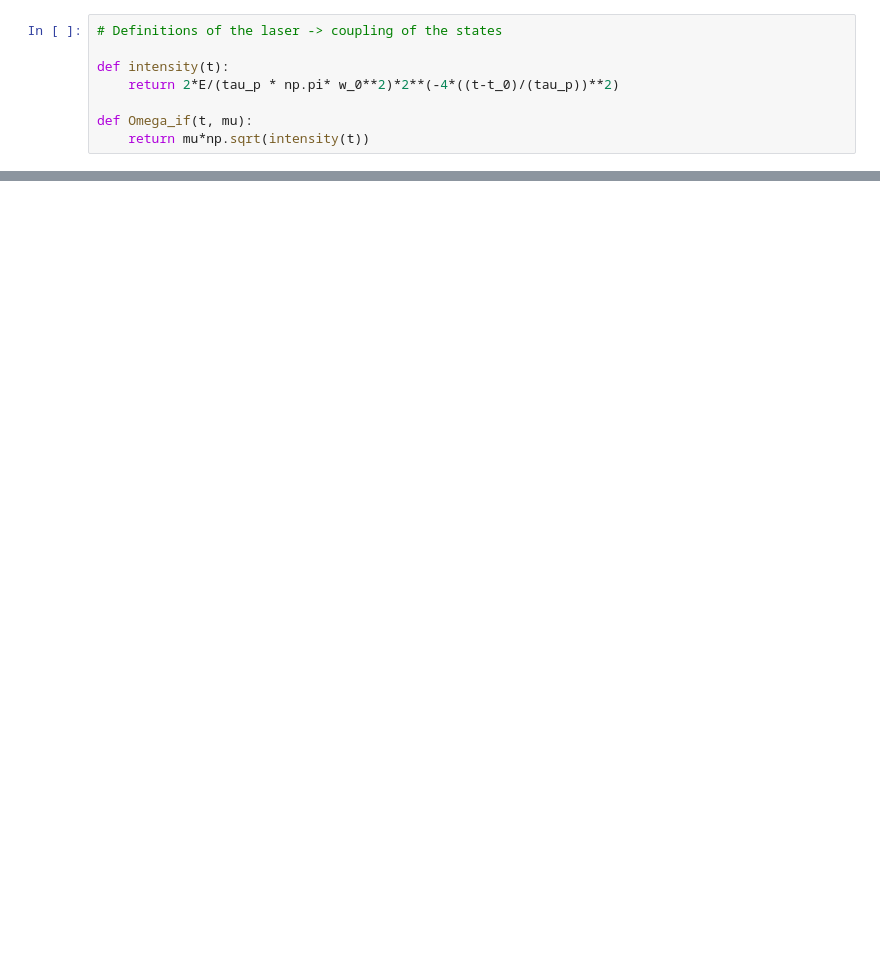
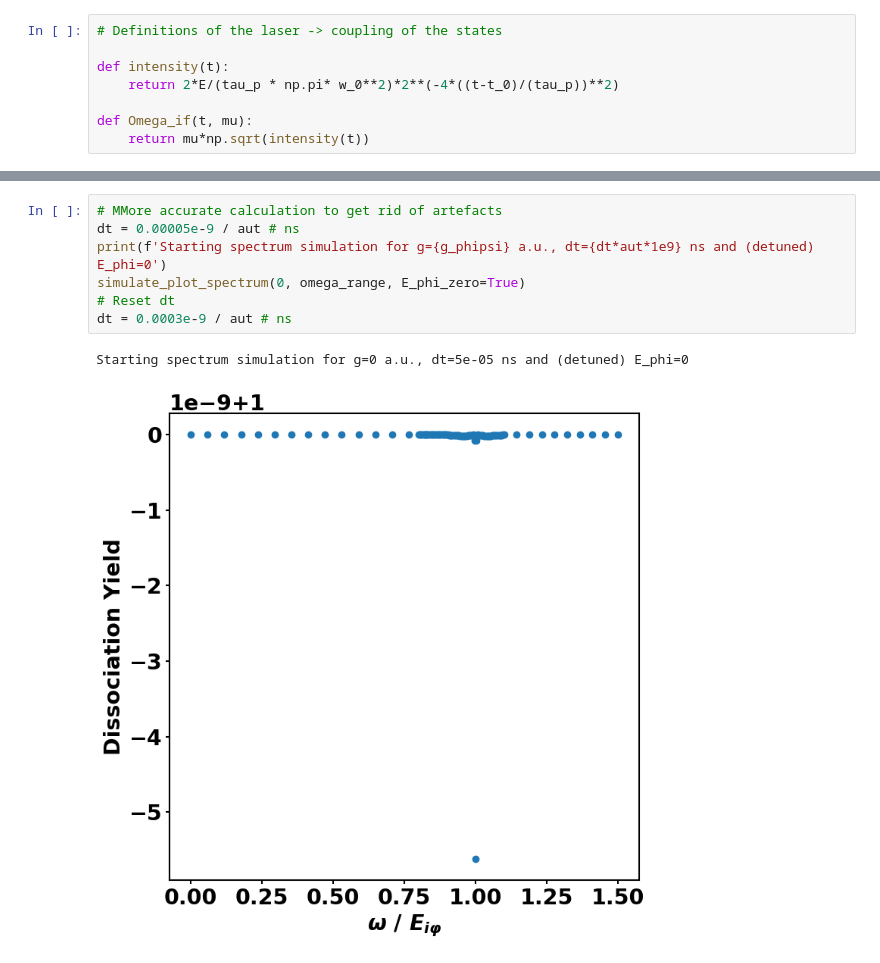
Before and after one commit to rzumbrunn/PCV_project, a Jupyter notebook: task3/task5.ipynb, the cells around one changed output, grey strips where cells are left out. Cells and saved outputs as stored; diff of their text form; blank space fills up the shorter version.

```diff
--- a/task3/task5.ipynb
+++ b/task3/task5.ipynb
@@ -201,0 +260,10 @@ Finished successfully
+# %%
+# MMore accurate calculation to get rid of artefacts
+dt = 0.00005e-9 / aut # ns
+print(f'Starting spectrum simulation for g={g_phipsi} a.u., dt={dt*aut*1e9} ns and (detuned) E_phi=0')
+simulate_plot_spectrum(0, omega_range, E_phi_zero=True)
+# Reset dt
+dt = 0.0003e-9 / aut # ns
+# %% [output]
+Starting spectrum simulation for g=0 a.u., dt=5e-05 ns and (detuned) E_phi=0
+[figure, added]
```
Also changed, not shown: parts of 28 cells of this notebook.
